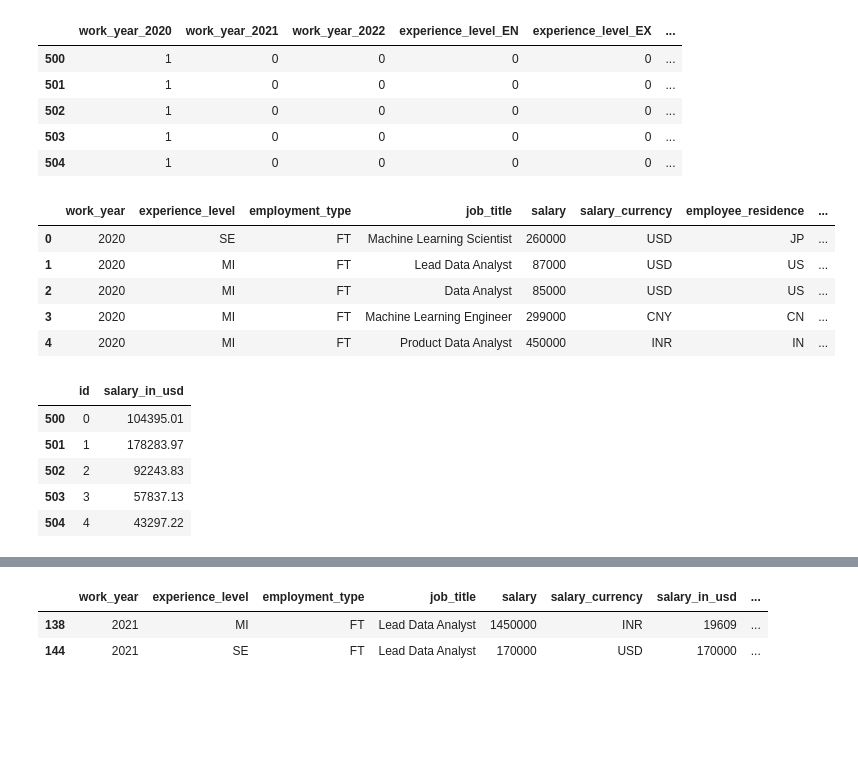
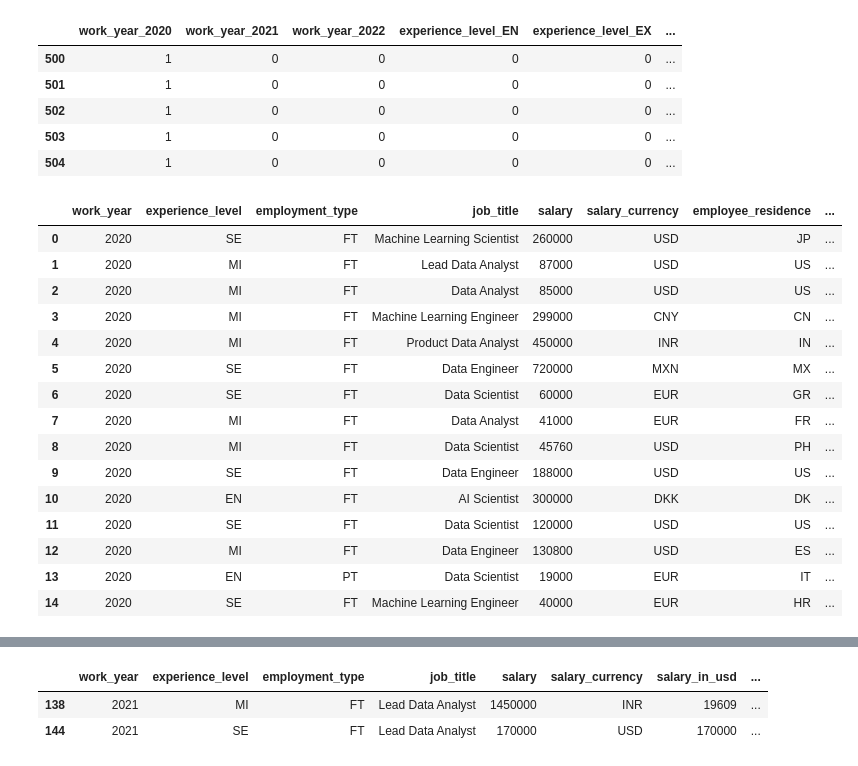
Before and after one commit to pombo7676/w6-Kaggle-Competition-Machine-Learning, a Jupyter notebook: MyCode/Main.ipynb, the cells around one changed output, grey strips where cells are left out. Saved outputs shown, nothing was run; the diff lists cells and outputs as text; code cells hidden in the pictures; blank space fills up the shorter version.

```diff
--- a/MyCode/Main.ipynb
+++ b/MyCode/Main.ipynb
@@ -629,14 +629,24 @@ X_t.head()
 | 503 | 1 | 0 | 0 | 0 | 0 | ... |
 | 504 | 1 | 0 | 0 | 0 | 0 | ... |
 # %%
-test.head()
+test.head(15)
 # %% [output]
 |  | work_year | experience_level | employment_type | job_title | salary | salary_currency | employee_residence | ... |
 | 0 | 2020 | SE | FT | Machine Learning Scientist | 260000 | USD | JP | ... |
 | 1 | 2020 | MI | FT | Lead Data Analyst | 87000 | USD | US | ... |
 | 2 | 2020 | MI | FT | Data Analyst | 85000 | USD | US | ... |
 | 3 | 2020 | MI | FT | Machine Learning Engineer | 299000 | CNY | CN | ... |
 | 4 | 2020 | MI | FT | Product Data Analyst | 450000 | INR | IN | ... |
+| 5 | 2020 | SE | FT | Data Engineer | 720000 | MXN | MX | ... |
+| 6 | 2020 | SE | FT | Data Scientist | 60000 | EUR | GR | ... |
+| 7 | 2020 | MI | FT | Data Analyst | 41000 | EUR | FR | ... |
+| 8 | 2020 | MI | FT | Data Scientist | 45760 | USD | PH | ... |
+| 9 | 2020 | SE | FT | Data Engineer | 188000 | USD | US | ... |
+| 10 | 2020 | EN | FT | AI Scientist | 300000 | DKK | DK | ... |
+| 11 | 2020 | SE | FT | Data Scientist | 120000 | USD | US | ... |
+| 12 | 2020 | MI | FT | Data Engineer | 130800 | USD | ES | ... |
+| 13 | 2020 | EN | PT | Data Scientist | 19000 | EUR | IT | ... |
+| 14 | 2020 | SE | FT | Machine Learning Engineer | 40000 | EUR | HR | ... |
 # %%
 X_t ['id'] = [i for i in range(107)]
 X_t ['salary_in_usd'] = list(test_result)
@@ -646,11 +656,3 @@ cols = list(X_t.columns)
 X_t = X_t.drop(cols, axis = 1)
 X_t ['id'] = [i for i in range(107)]
 X_t ['salary_in_usd'] = list(test_result)
-X_t.head()
-# %% [output]
-|  | id | salary_in_usd |
-| 500 | 0 | 104395.01 |
-| 501 | 1 | 178283.97 |
-| 502 | 2 | 92243.83 |
-| 503 | 3 | 57837.13 |
-| 504 | 4 | 43297.22 |
```
Also changed, not shown: parts of 6 cells of this notebook, 8 other files.
